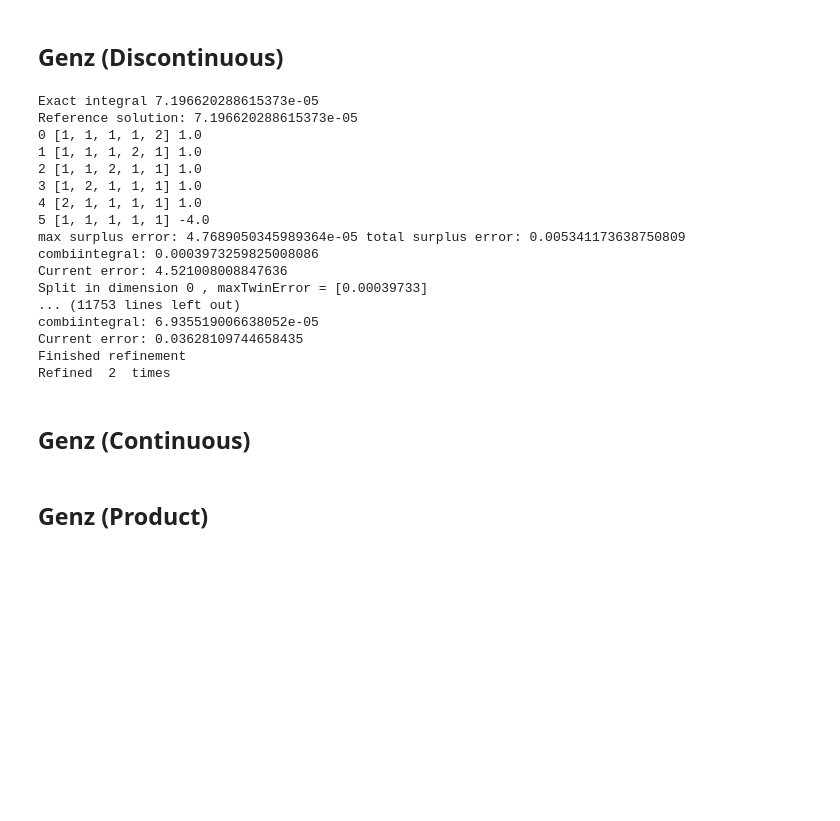
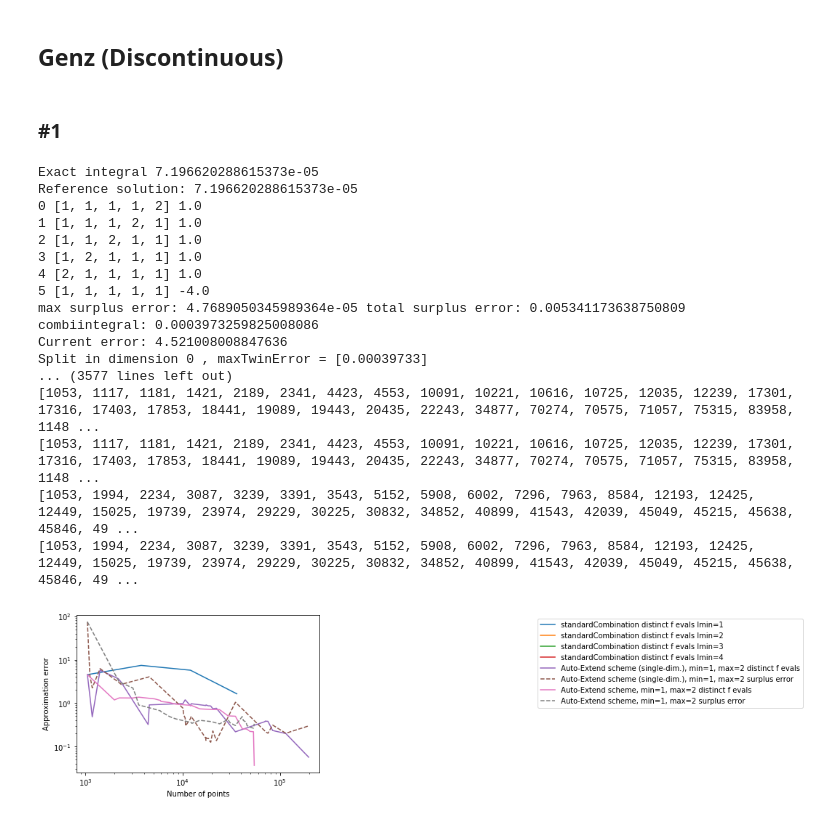
Before and after one commit to obersteiner/sparseSpACE, a Jupyter notebook: Testcases.ipynb, the cells around one changed output. Saved outputs shown, nothing was run; the diff lists cells and outputs as text; code cells hidden in the pictures; blank space fills up the shorter version.

```diff
--- a/Testcases.ipynb
+++ b/Testcases.ipynb
@@ -682,5 +615,7 @@ New scheme
 # %% [markdown]
 ## Genz (Discontinuous)
+# %% [markdown]
+### #1
 # %%
 # dimension
 dim = 5
@@ -695,43 +630,40 @@ grid=TrapezoidalGrid(a, b, dim)
 # function
 midpoint = np.ones(dim) * 0.3
 coefficients = np.array([ 2**d for d in range(dim)])
 f = GenzDiscontinious(border=midpoint,coeffs=coefficients)
 
 # reference solution for the integration
 reference_solution = f.getAnalyticSolutionIntegral(a,b)
 
 # error estimator
 errorOperator=ErrorCalculatorExtendSplit()
 
 # operation=integration
 operation = Integration(f=f, grid=grid, dim=dim, reference_solution=reference_solution)
 
 # initialize Extend-Split Strategy
-adaptiveCombiInstanceExtend2 = SpatiallyAdaptiveExtendScheme(a, b, 5, grid, no_initial_splitting=False, version=0, automatic_extend_split=True, split_single_dim=False, operation=operation)
-adaptiveCombiInstanceExtend = SpatiallyAdaptiveExtendScheme(a, b, 5, grid, no_initial_splitting=False, version=0, automatic_extend_split=True, split_single_dim=True, operation=operation)
+adaptiveCombiInstanceExtend2 = SpatiallyAdaptiveExtendScheme(a, b, 0, grid, no_initial_splitting=False, version=0, automatic_extend_split=True, split_single_dim=False, operation=operation)
+adaptiveCombiInstanceExtend = SpatiallyAdaptiveExtendScheme(a, b, 0, grid, no_initial_splitting=False, version=0, automatic_extend_split=True, split_single_dim=True, operation=operation)
 
 # perform testcases
-algorithmArray = [(adaptiveCombiInstanceExtend, 1, 2, errorOperator, 'Auto-Extend scheme (single-dim.), min=1, max=2, split=5'),(adaptiveCombiInstanceExtend2, 1, 2, errorOperator, 'Auto-Extend scheme, min=1, max=2, split=5')]
-performTestcaseArbitraryDim(f, a, b, algorithmArray, 2, dim, 9, grid, 1, 5)
+algorithmArray = [(adaptiveCombiInstanceExtend, 1, 2, errorOperator, 'Auto-Extend scheme (single-dim.), min=1, max=2'),(adaptiveCombiInstanceExtend2, 1, 2, errorOperator, 'Auto-Extend scheme, min=1, max=2')]
+performTestcaseArbitraryDim(f, a, b, algorithmArray, 1, dim, 5, grid, 1, 5)
 # %% [output]
 Exact integral 7.196620288615373e-05
 Reference solution: 7.196620288615373e-05
 0 [1, 1, 1, 1, 2] 1.0
 1 [1, 1, 1, 2, 1] 1.0
 2 [1, 1, 2, 1, 1] 1.0
 3 [1, 2, 1, 1, 1] 1.0
 4 [2, 1, 1, 1, 1] 1.0
 5 [1, 1, 1, 1, 1] -4.0
 max surplus error: 4.7689050345989364e-05 total surplus error: 0.005341173638750809
 combiintegral: 0.0003973259825008086
 Current error: 4.521008008847636
 Split in dimension 0 , maxTwinError = [0.00039733]
-... (11753 lines left out)
-combiintegral: 6.935519006638052e-05
-Current error: 0.03628109744658435
-Finished refinement
-Refined  2  times
+... (3577 lines left out)
+[1053, 1117, 1181, 1421, 2189, 2341, 4423, 4553, 10091, 10221, 10616, 10725, 12035, 12239, 17301, 17316, 17403, 17853, 18441, 19089, 19443, 20435, 22243, 34877, 70274, 70575, 71057, 75315, 83958, 1148 ...
+[1053, 1117, 1181, 1421, 2189, 2341, 4423, 4553, 10091, 10221, 10616, 10725, 12035, 12239, 17301, 17316, 17403, 17853, 18441, 19089, 19443, 20435, 22243, 34877, 70274, 70575, 71057, 75315, 83958, 1148 ...
+[1053, 1994, 2234, 3087, 3239, 3391, 3543, 5152, 5908, 6002, 7296, 7963, 8584, 12193, 12425, 12449, 15025, 19739, 23974, 29229, 30225, 30832, 34852, 40899, 41543, 42039, 45049, 45215, 45638, 45846, 49 ...
+[1053, 1994, 2234, 3087, 3239, 3391, 3543, 5152, 5908, 6002, 7296, 7963, 8584, 12193, 12425, 12449, 15025, 19739, 23974, 29229, 30225, 30832, 34852, 40899, 41543, 42039, 45049, 45215, 45638, 45846, 49 ...
+[figure, added]
-# %% [markdown]
-## Genz (Continuous)
-# %% [markdown]
-## Genz (Product)
```
Also changed, not shown: parts of 15 cells of this notebook, 5 other files.
